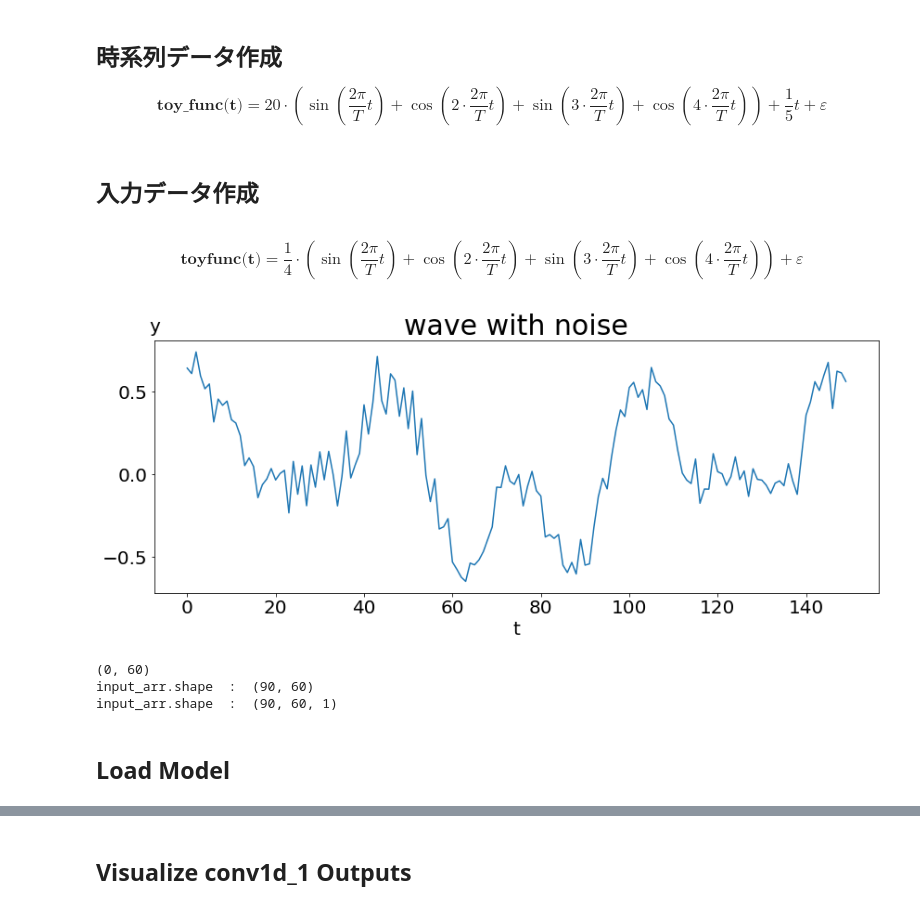
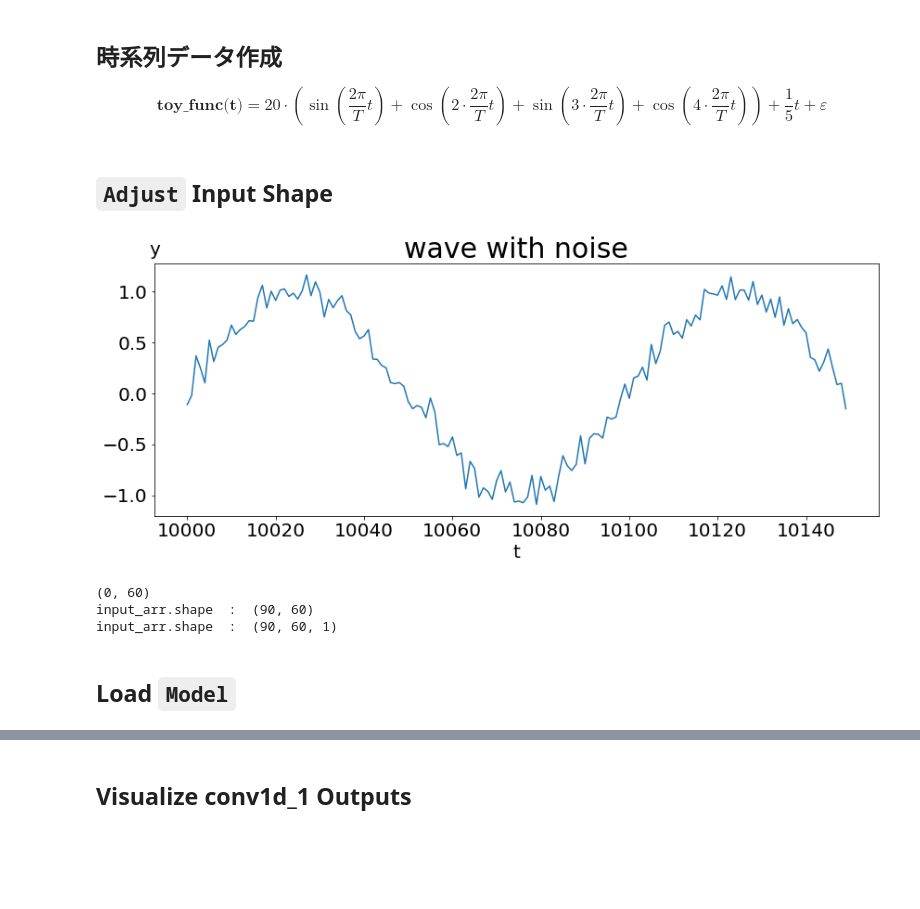
Before and after one commit to pollenjp/article_script, a Jupyter notebook: 20180719_visualize_Conv1d_output__in_kabuku/notebooks/visualize_Conv1d_model__SimpleSinFunc.ipynb, the cells around one changed output, grey strips where cells are left out. Drawn from its saved outputs; the diff is of its cells as text; code cells hidden in the pictures; blank space fills up the shorter version.

```diff
--- a/20180719_visualize_Conv1d_output__in_kabuku/notebooks/visualize_Conv1d_model__SimpleSinFunc.ipynb
+++ b/20180719_visualize_Conv1d_output__in_kabuku/notebooks/visualize_Conv1d_model__SimpleSinFunc.ipynb
@@ -83,6 +77,6 @@ def myCos(t, period=100):
 # %%
 # Add Noise
-def toy_func(tStart=0, tStop=100, tStep=1, triAmpl=20, tAmpl=0.5, noiseAmpl=0.05):
+def toy_func(tStart=0, tStop=100, tStep=1, noiseAmpl=0.05):
     """
     T :
       sin波の周期
@@ -92,49 +86,39 @@ def toy_func(tStart=0, tStop=100, tStep=1, triAmpl=20, tAmpl=0.5, noiseAmpl=0.05
     t = np.arange(start=tStart, stop=tStop, step=tStep)
     noise = np.random.randn(t.shape[0])  # mean=0, standard_deviation=1
     return (t,
-            triAmpl * ( mySin(t, period=100)
-                        + mySin(t=3*t, period=100)
-                        + myCos(t=2*t, period=100)
-                        + myCos(t=4*t, period=100) )
-            + tAmpl * t
+            + mySin(t=t, period=100)
             + noiseAmpl * noise )
-# %% [markdown]
-## 入力データ作成
+# %% [markdown]
+## `Adjust` Input Shape
 # %%
+tStart = 10000
 windowsize = 60
 predictsize = 1
 wave_size = 150
 assert wave_size - windowsize > windowsize  # 後に畳み込むにはこの条件が必要
-# %% [markdown]
-$$
-\textbf{toyfunc(t)} =
-  \frac{1}{4} \cdot \left(
-    \sin\left( \frac{2\pi}{T} t \right) + \cos\left( 2 \cdot \frac{2\pi}{T} t \right) + \sin\left( 3 \cdot \frac{2\pi}{T} t \right) + \cos\left( 4 \cdot \frac{2\pi}{T} t \right) \right)
-  + \varepsilon
-$$
 # %%
 filename = ipynb_title + "__wave_with_noise.png"
 
 #----------------------------------------
 # create a wave
 #----------------------------------------
-t, wave = toy_func(tStop=wave_size, triAmpl=1./4, tAmpl=0.0, noiseAmpl=0.1)
+t, wave = toy_func(tStart=tStart, tStop=tStart+wave_size, noiseAmpl=0.1)
 
 fig = plt.figure(figsize=(14,5))  # (width, height)
 ax = fig.add_subplot(1,1,1)
 ax.plot(t, wave)
 
 title = "wave with noise"
 ax.set_title(label=title, fontsize=30)
 ax.set_xlabel(xlabel="t", fontsize=20)
 ax.set_ylabel(ylabel="y", fontsize=20, rotation=0)
 ax.yaxis.set_label_coords(x=0.0, y=1.02)
 ax.tick_params(labelsize=20)
 
 fig.savefig(fname=str(plot_images_Path / filename))
 plt.show()
 # %% [output]
-[figure, old version]
+[figure, new version]
 # %%
 #----------------------------------------
 # create input data
@@ -153,7 +137,7 @@ print("input_arr.shape  : ", input_arr.shape)
 input_arr.shape  :  (90, 60)
 input_arr.shape  :  (90, 60, 1)
 # %% [markdown]
-## Load Model
+## Load `Model`
 # %%
 from keras.models import load_model
 # %%
```
Also changed, not shown: parts of 67 cells of this notebook, 6 other files.
